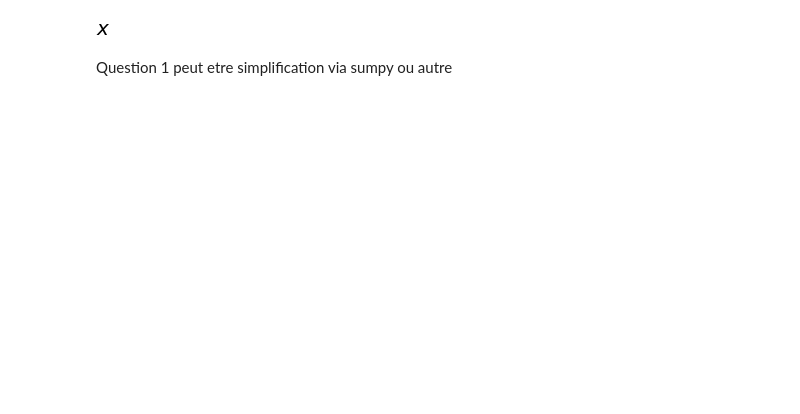
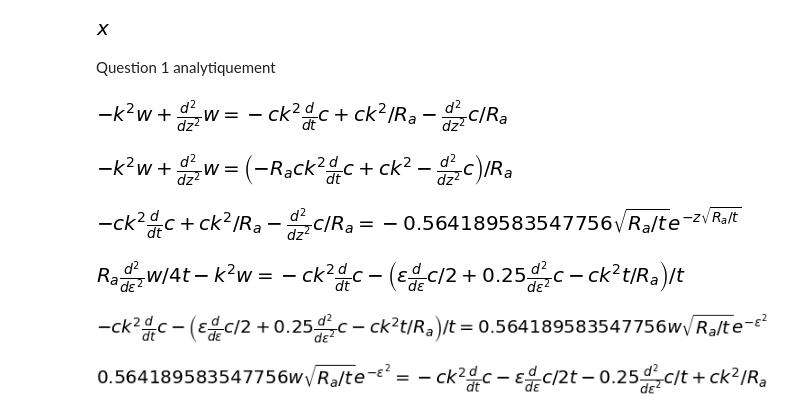
Before and after one commit to luciouw/first_repo-1, a Jupyter notebook: Advection-diffusion_en_milieu_poreux.ipynb, the cells around one changed output. Cells and saved outputs as stored; diff of their text form; code cells hidden in the pictures; blank space fills up the shorter version.

```diff
--- a/Advection-diffusion_en_milieu_poreux.ipynb
+++ b/Advection-diffusion_en_milieu_poreux.ipynb
@@ -169,9 +13,17 @@ x = sympy.symbols('x')
 x
 # %% [output]
 [figure]
-# %% [markdown]
-Question 1 peut etre simplification via sumpy ou autre
+# %% [markdown]
+Question 1 analytiquement
+# %%
+(k,w,c,z,R_a,t)=sympy.symbols('k w c z R_a t')
 # %%
-eq1 = (d2zw-k**2*w)
-eq2 = -k**2*c*dtc-d2zc/Ra+k**2*c
-eq3 = -2/numpy.sqrt(PI)*numpy.sqrt(Ra/(4*t))*numpy.exp(-z*numpy.sqrt(Ra/(4*t)))**2
+eq1 = (Derivative(w,z,z)-k**2*w)
+eq2 = -k**2*c*Derivative(c,t)-Derivative(c,z,z)/R_a+k**2*c/R_a
+eq3 = -2/sympy.sqrt(numpy.pi)*sympy.sqrt(R_a/(4*t))*sympy.exp(-z*sympy.sqrt(R_a/(4*t)))**2
+part1 = sympy.Eq(eq1 , eq2)
+#part2 = sympy.Eq(eq2 , eq3)
+part1
+#part2
+# %% [output]
+[figure, added]
@@ -177,0 +32,11 @@ eq3 = -2/numpy.sqrt(PI)*numpy.sqrt(Ra/(4*t))*numpy.exp(-z*numpy.sqrt(Ra/(4*t)))*
+# %%
+simp1 = sympy.simplify(part1)
+simp1.subs(epsilon, z*sympy.sqrt(R_a/(4*t)))
+simp1
+# %% [output]
+[figure, added]
+# %%
+part2 = sympy.Eq(eq2 , eq3)
+part2
+# %% [output]
+[figure, added]
@@ -177,0 +47,15 @@ eq3 = -2/numpy.sqrt(PI)*numpy.sqrt(Ra/(4*t))*numpy.exp(-z*numpy.sqrt(Ra/(4*t)))*
+# %%
+part21 = sympy.Eq(eq21 , eq22)
+part21
+# %% [output]
+[figure, added]
+# %%
+part22 = sympy.Eq(eq22 , eq23)
+part22
+# %% [output]
+[figure, added]
+# %%
+epsilon = -z*sympy.sqrt(R_a/(4*t))
+sympy.simplify(part22)
+# %% [output]
+[figure, added]
```
Also changed, not shown: parts of 22 cells of this notebook.
